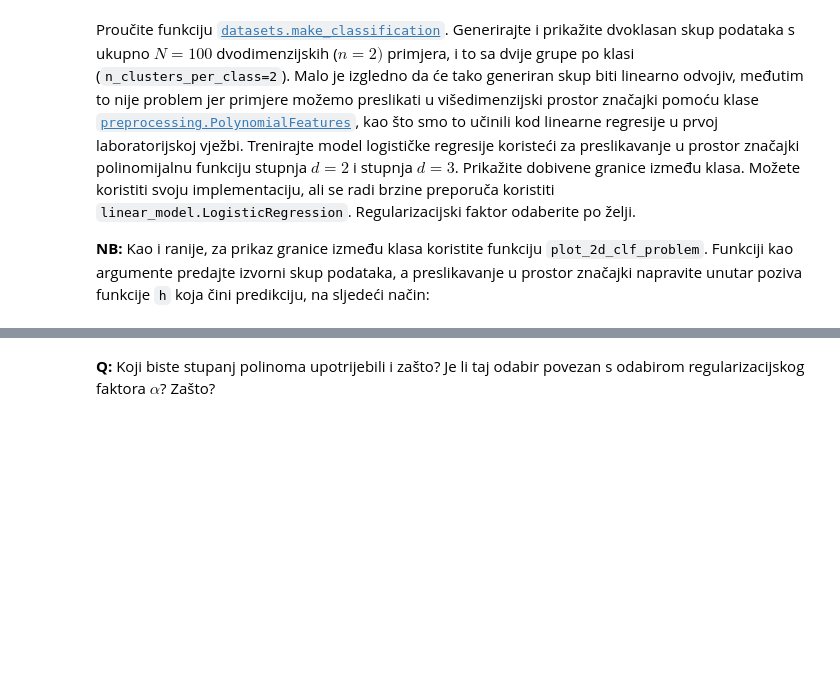
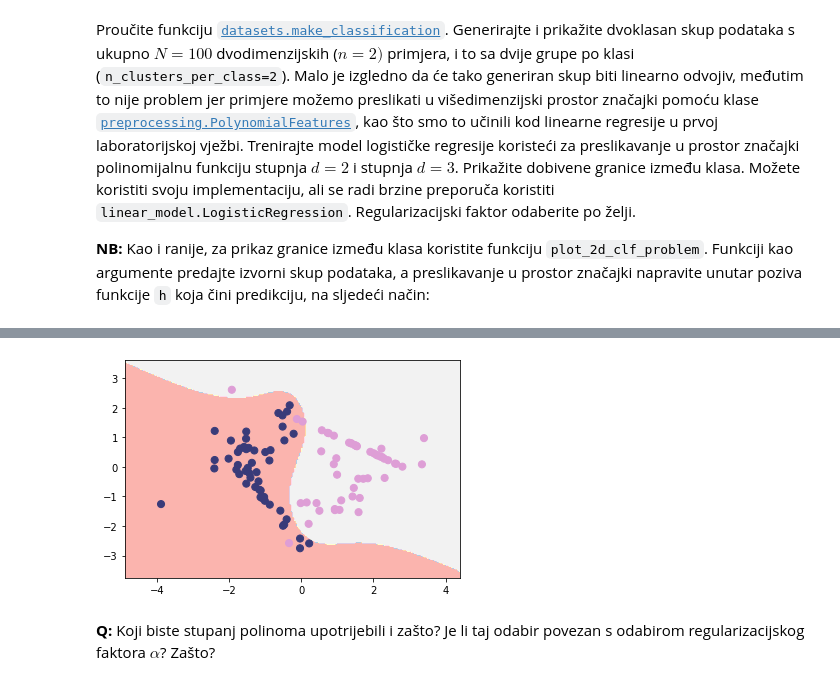
Before and after one commit to sskender/machine-learning-1, a Jupyter notebook: SU1-2021-06-07-LR.ipynb, the cells around one changed output, grey strips where cells are left out. Cells and saved outputs as stored; diff of their text form; code cells hidden in the pictures; blank space fills up the shorter version.

```diff
--- a/SU1-2021-06-07-LR.ipynb
+++ b/SU1-2021-06-07-LR.ipynb
@@ -481,2 +496,14 @@ from sklearn.datasets import make_classification
+# %%
+# move to feature space d = 3
+poly = PolynomialFeatures(degree=3)
+X1 = poly.fit_transform(X)
+
+clf = LogisticRegression()
+model = clf.fit(X1, y)
+
+# show chart
+plot_2d_clf_problem(X, y, lambda x : model.predict(poly.transform(x)))
+# %% [output]
+[figure, added]
 # %% [markdown]
 **Q:** Koji biste stupanj polinoma upotrijebili i zašto? Je li taj odabir povezan s odabirom regularizacijskog faktora $\alpha$? Zašto?
```
Also changed, not shown: parts of 3 cells of this notebook.
